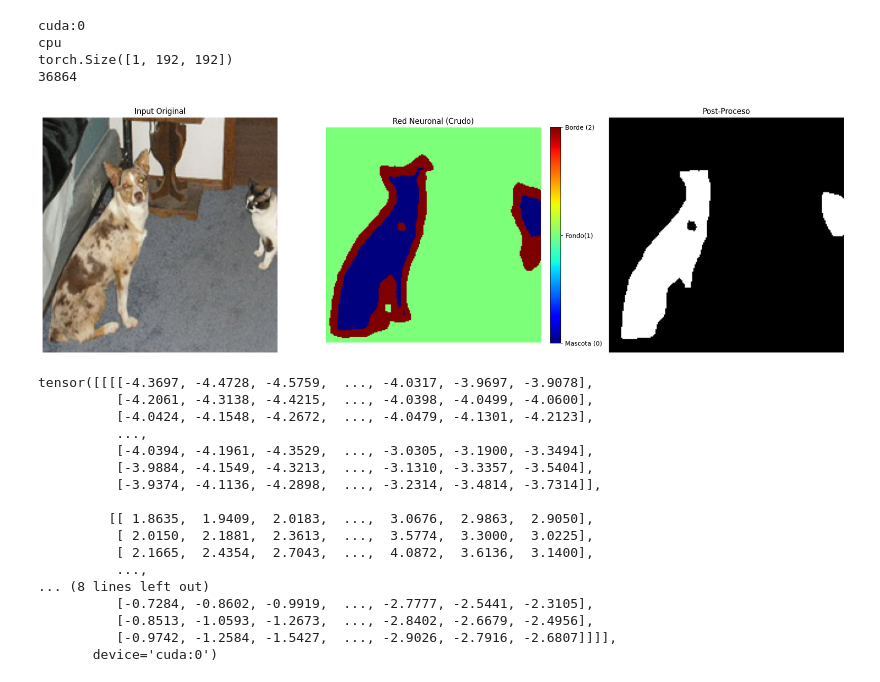
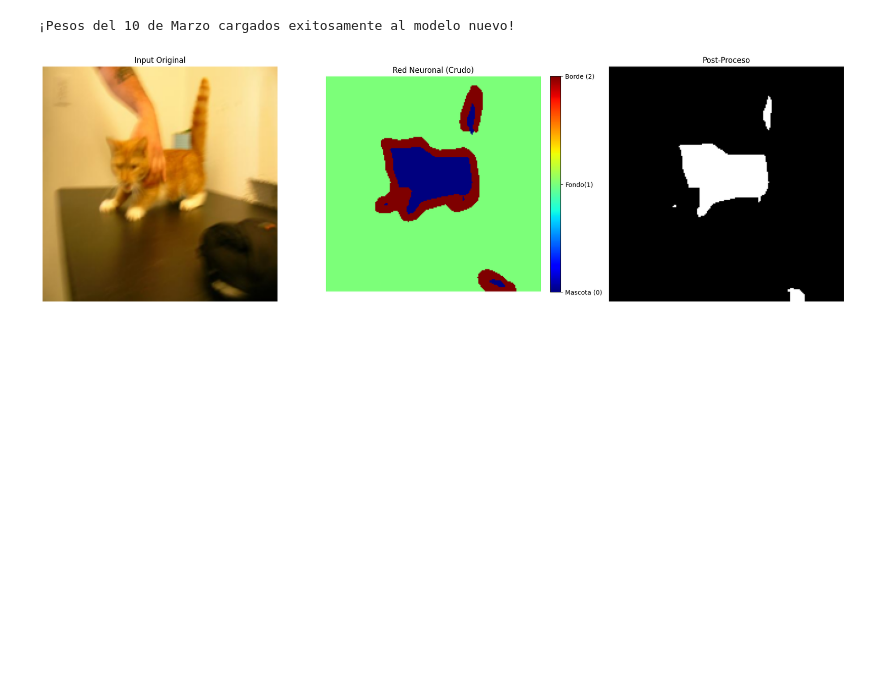
Before and after one commit to DiegoXAI-Shape/Abbadon, a Jupyter notebook: source/Prueba.ipynb, the cells around one changed output. Drawn from its saved outputs; the diff is of its cells as text; code cells hidden in the pictures; blank space fills up the shorter version.

Commit message:
Pruebas de Daowa-MaadV3-rc3

```diff
--- a/source/Prueba.ipynb
+++ b/source/Prueba.ipynb
@@ -1,38 +1,23 @@
 # %%
 import torch
 from utils.models.daowa_maadV3Prueba import Daowa_maadPrueba
 from utils.inference.predict import prediccionPrueba
 
 device = torch.device('cuda' if torch.cuda.is_available() else 'cpu')
 
 # Cargar modelo
 modelo = Daowa_maadPrueba(num_clases=3)
-modelo.load_state_dict(torch.load('../Models/ModeloPrueba2026-03-10.pth', map_location=device))
+
+# Cargar pesos viejos directamente, ignorando las quejas de nombres duplicados
+state_dict_viejo = torch.load('../Models/ModeloPrueba2026-03-12_2.pth', map_location=device)
+modelo.load_state_dict(state_dict_viejo, strict=False)
+
 modelo.to(device)
-modelo.eval();
+modelo.eval()
+print("¡Pesos del 10 de Marzo cargados exitosamente al modelo nuevo!")
 
 # Probar con una imagen
-prediccionPrueba(modelo, 'data/petimages/dog', '7.jpg', device)
+prediccionPrueba(modelo, 'data/petimages/cat', '0.jpg', device)
 # %% [output]
-cuda:0
-cpu
-torch.Size([1, 192, 192])
-36864
+¡Pesos del 10 de Marzo cargados exitosamente al modelo nuevo!
-[figure, old version]
+[figure, new version]
-tensor([[[[-4.3697, -4.4728, -4.5759,  ..., -4.0317, -3.9697, -3.9078],
-          [-4.2061, -4.3138, -4.4215,  ..., -4.0398, -4.0499, -4.0600],
-          [-4.0424, -4.1548, -4.2672,  ..., -4.0479, -4.1301, -4.2123],
-          ...,
-          [-4.0394, -4.1961, -4.3529,  ..., -3.0305, -3.1900, -3.3494],
-          [-3.9884, -4.1549, -4.3213,  ..., -3.1310, -3.3357, -3.5404],
-          [-3.9374, -4.1136, -4.2898,  ..., -3.2314, -3.4814, -3.7314]],
-
-         [[ 1.8635,  1.9409,  2.0183,  ...,  3.0676,  2.9863,  2.9050],
-          [ 2.0150,  2.1881,  2.3613,  ...,  3.5774,  3.3000,  3.0225],
-          [ 2.1665,  2.4354,  2.7043,  ...,  4.0872,  3.6136,  3.1400],
-          ...,
-... (8 lines left out)
-          [-0.7284, -0.8602, -0.9919,  ..., -2.7777, -2.5441, -2.3105],
-          [-0.8513, -1.0593, -1.2673,  ..., -2.8402, -2.6679, -2.4956],
-          [-0.9742, -1.2584, -1.5427,  ..., -2.9026, -2.7916, -2.6807]]]],
-       device='cuda:0')
```
